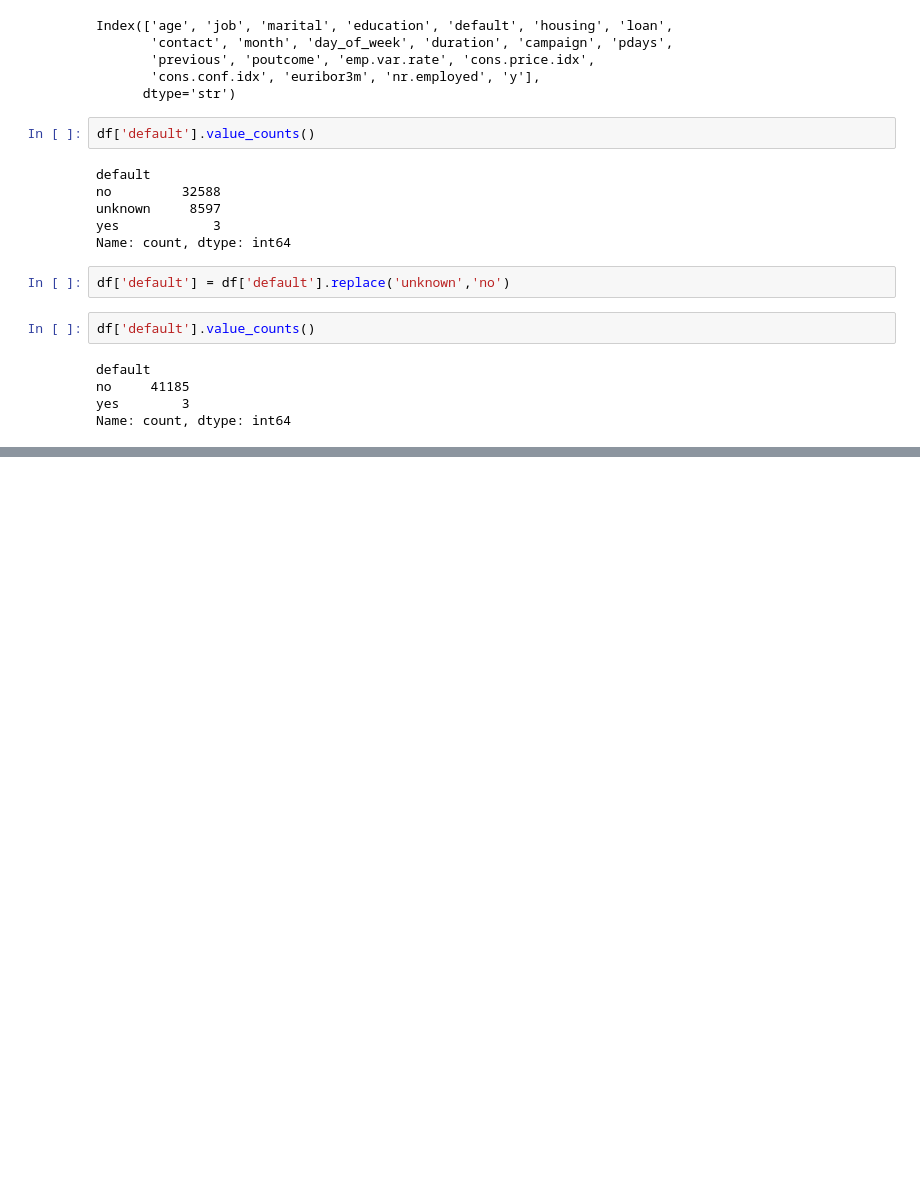
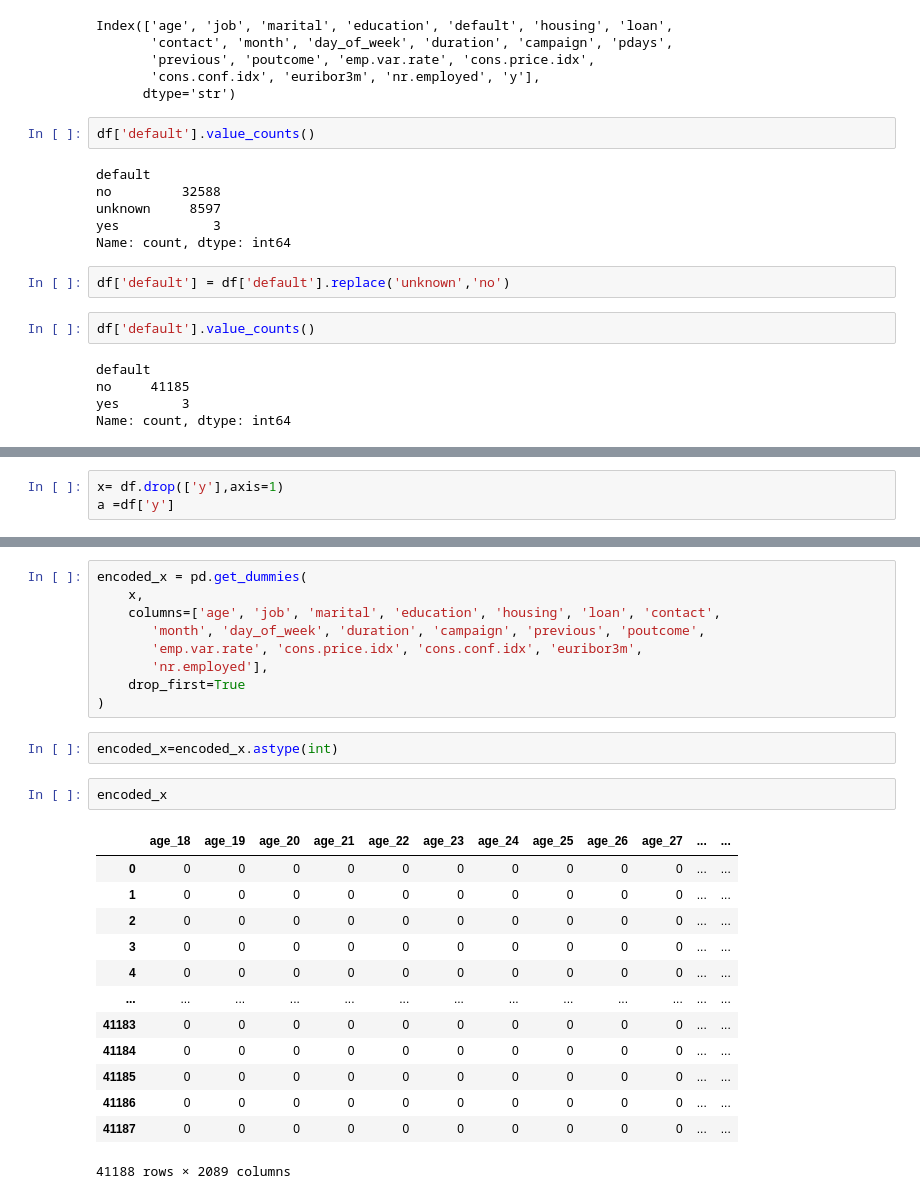
Before and after one commit to subhajit404/ANN, a Jupyter notebook: main.ipynb, the cells around one changed output, grey strips where cells are left out. Drawn from its saved outputs; the diff is of its cells as text; blank space fills up the shorter version.

```diff
--- a/main.ipynb
+++ b/main.ipynb
@@ -140,0 +261,3 @@ Name: count, dtype: int64
+# %%
+x= df.drop(['y'],axis=1)
+a =df['y']
@@ -140,0 +274,27 @@ Name: count, dtype: int64
+# %%
+encoded_x = pd.get_dummies(
+    x,
+    columns=['age', 'job', 'marital', 'education', 'housing', 'loan', 'contact',
+       'month', 'day_of_week', 'duration', 'campaign', 'previous', 'poutcome',
+       'emp.var.rate', 'cons.price.idx', 'cons.conf.idx', 'euribor3m',
+       'nr.employed'],
+    drop_first=True
+)
+# %%
+encoded_x=encoded_x.astype(int)
+# %%
+encoded_x
+# %% [output]
+|  | age_18 | age_19 | age_20 | age_21 | age_22 | age_23 | age_24 | age_25 | age_26 | age_27 | ... | ... |
+| 0 | 0 | 0 | 0 | 0 | 0 | 0 | 0 | 0 | 0 | 0 | ... | ... |
+| 1 | 0 | 0 | 0 | 0 | 0 | 0 | 0 | 0 | 0 | 0 | ... | ... |
+| 2 | 0 | 0 | 0 | 0 | 0 | 0 | 0 | 0 | 0 | 0 | ... | ... |
+| 3 | 0 | 0 | 0 | 0 | 0 | 0 | 0 | 0 | 0 | 0 | ... | ... |
+| 4 | 0 | 0 | 0 | 0 | 0 | 0 | 0 | 0 | 0 | 0 | ... | ... |
+| ... | ... | ... | ... | ... | ... | ... | ... | ... | ... | ... | ... | ... |
+| 41183 | 0 | 0 | 0 | 0 | 0 | 0 | 0 | 0 | 0 | 0 | ... | ... |
+| 41184 | 0 | 0 | 0 | 0 | 0 | 0 | 0 | 0 | 0 | 0 | ... | ... |
+| 41185 | 0 | 0 | 0 | 0 | 0 | 0 | 0 | 0 | 0 | 0 | ... | ... |
+| 41186 | 0 | 0 | 0 | 0 | 0 | 0 | 0 | 0 | 0 | 0 | ... | ... |
+| 41187 | 0 | 0 | 0 | 0 | 0 | 0 | 0 | 0 | 0 | 0 | ... | ... |
+41188 rows × 2089 columns
```
Also changed, not shown: parts of 19 cells of this notebook.
